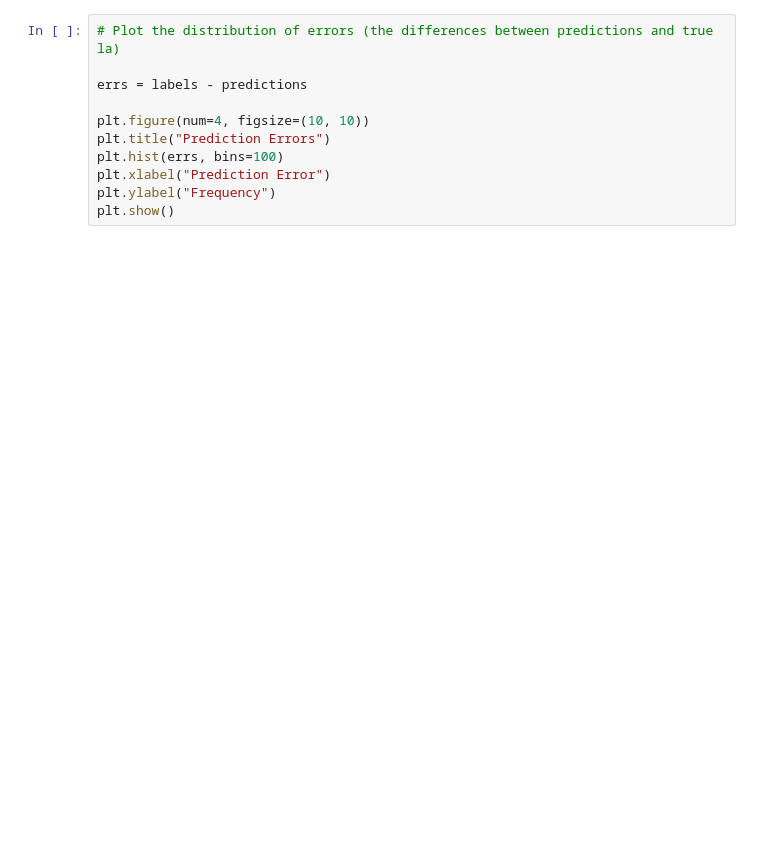
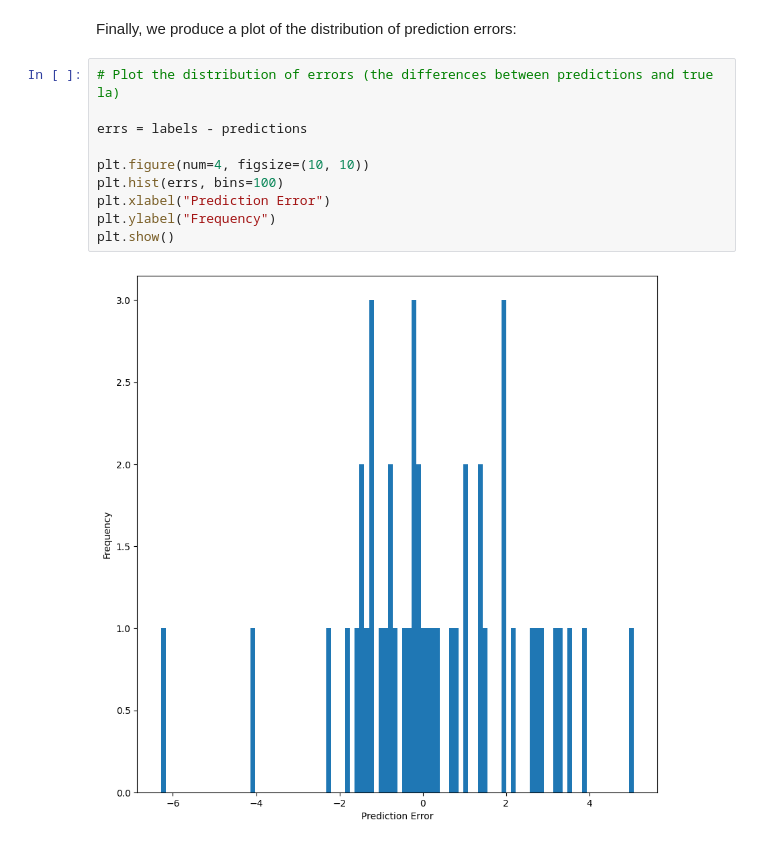
Before and after one commit to djpbarry/KimmelNET, a Jupyter notebook: zebrafish_age_estimator.ipynb, the cells around one changed output. Drawn from its saved outputs; the diff is of its cells as text; blank space fills up the shorter version.

```diff
--- a/zebrafish_age_estimator.ipynb
+++ b/zebrafish_age_estimator.ipynb
@@ -79,11 +143,14 @@ plt.show()
+# %% [markdown]
+Finally, we produce a plot of the distribution of prediction errors:
 # %%
 # Plot the distribution of errors (the differences between predictions and true la)
 
 errs = labels - predictions
 
 plt.figure(num=4, figsize=(10, 10))
-plt.title("Prediction Errors")
 plt.hist(errs, bins=100)
 plt.xlabel("Prediction Error")
 plt.ylabel("Frequency")
 plt.show()
+# %% [output]
+[figure, added]
```
Also changed, not shown: parts of 15 cells of this notebook.
